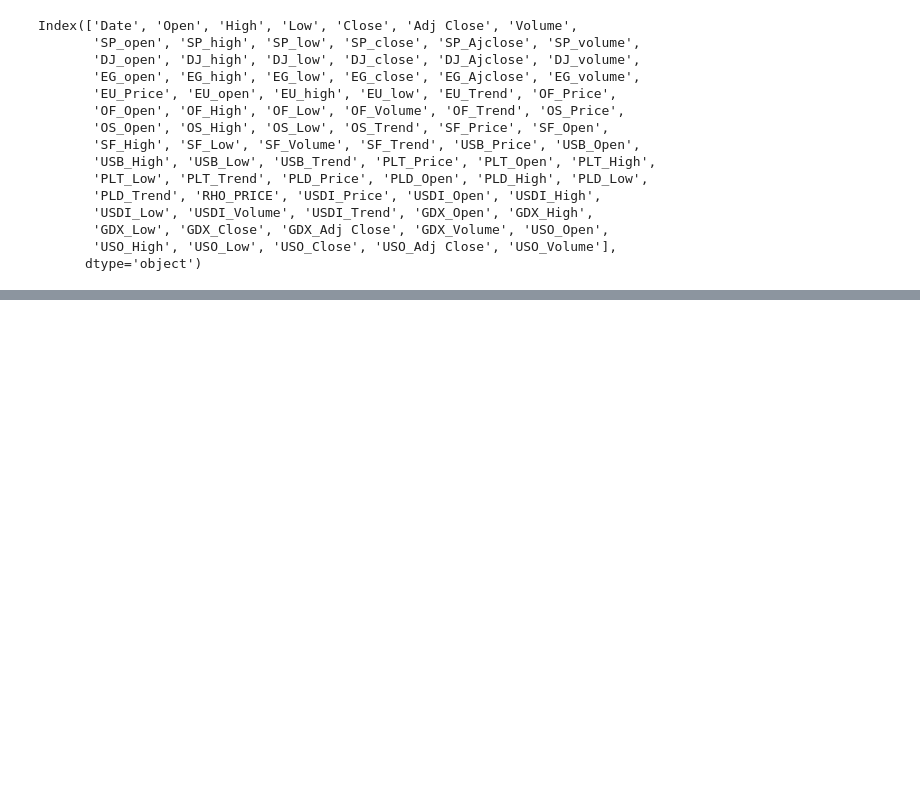
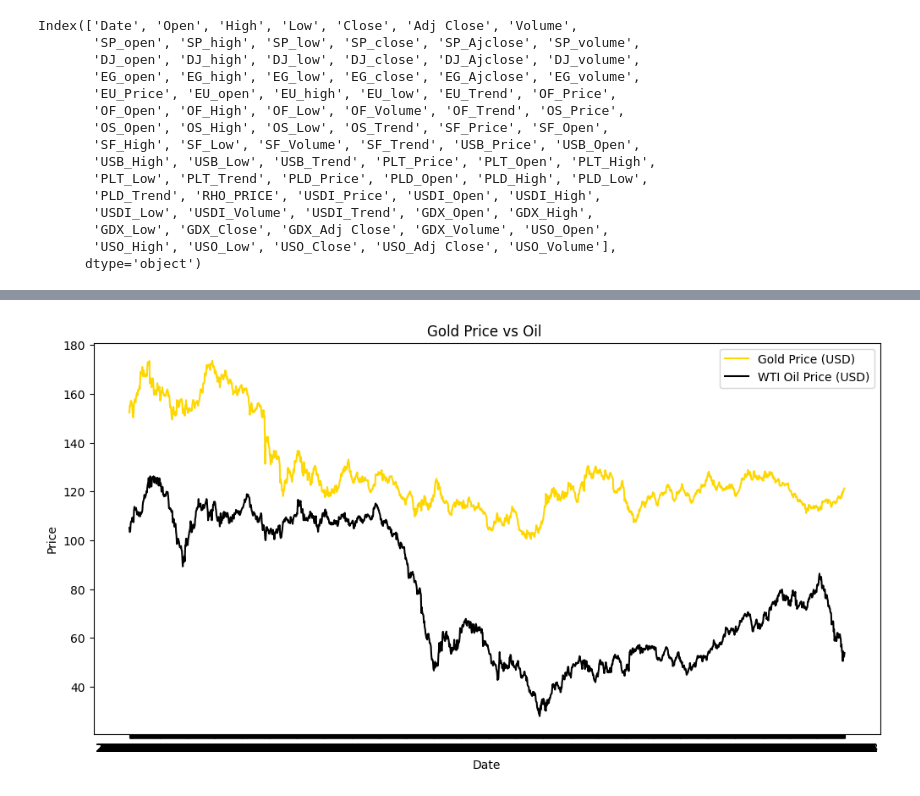
Before and after one commit to aiaaee/Gold-Price-Prediction, a Jupyter notebook: Gold_Price_Prediction.ipynb, the cells around one changed output, grey strips where cells are left out. Cells and saved outputs as stored; diff of their text form; code cells hidden in the pictures; blank space fills up the shorter version.

```diff
--- a/Gold_Price_Prediction.ipynb
+++ b/Gold_Price_Prediction.ipynb
@@ -88,0 +92,12 @@ plt.show()
+# %%
+plt.figure(figsize=(12, 6))
+plt.plot(data['Date'], data['Close'], label='Gold Price (USD)', color='gold')
+plt.plot(data['Date'], data['OF_Price'], label='WTI Oil Price (USD)', color='black')
+
+plt.legend()
+plt.xlabel("Date")
+plt.ylabel("Price")
+plt.title("Gold Price vs Oil ")
+plt.show()
+# %% [output]
+[figure, added]
```
Also changed, not shown: parts of 4 cells of this notebook.
